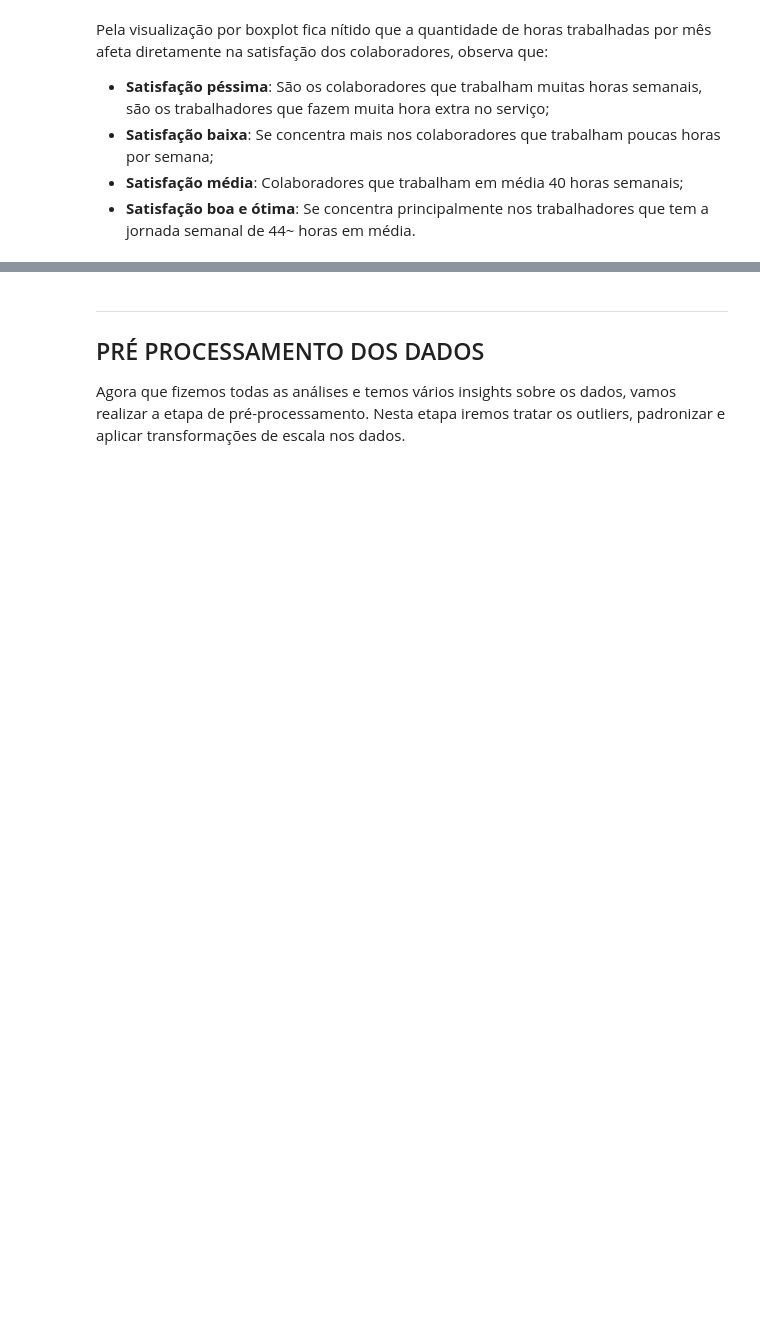
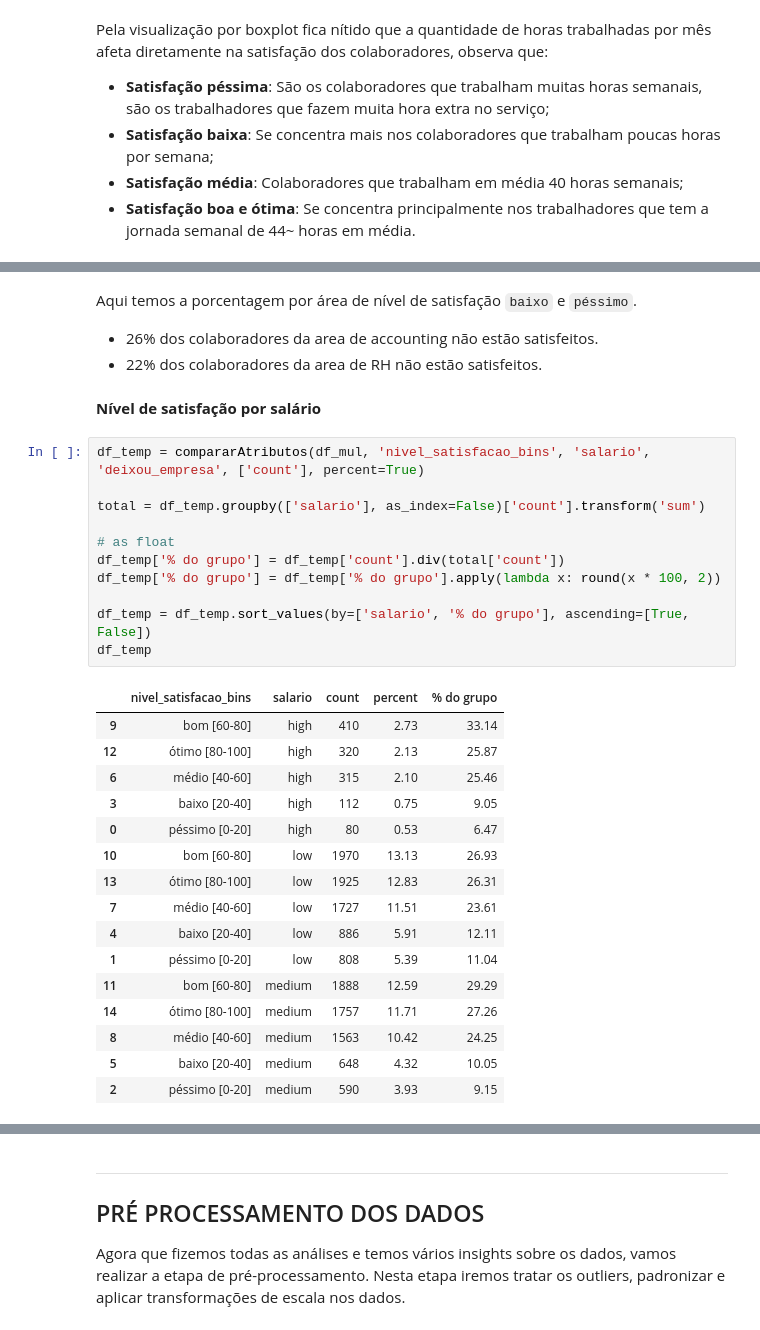
Before and after one commit to Krupique/challenges-kaggle, a Jupyter notebook: challenges/14_PeopleAnalytics/notebook/PeopleAnalytics.ipynb, the cells around one changed output, grey strips where cells are left out. Saved outputs shown, nothing was run; the diff lists cells and outputs as text; blank space fills up the shorter version.

```diff
--- a/challenges/14_PeopleAnalytics/notebook/PeopleAnalytics.ipynb
+++ b/challenges/14_PeopleAnalytics/notebook/PeopleAnalytics.ipynb
@@ -861,0 +1000,34 @@ Pela visualização por boxplot fica nítido que a quantidade de horas trabalhad
+# %% [markdown]
+Aqui temos a porcentagem por área de nível de satisfação `baixo` e `péssimo`.
+* 26% dos colaboradores da area de accounting não estão satisfeitos.
+* 22% dos colaboradores da area de RH não estão satisfeitos.
+# %% [markdown]
+**Nível de satisfação por salário**<br/>
+# %%
+df_temp = compararAtributos(df_mul, 'nivel_satisfacao_bins', 'salario', 'deixou_empresa', ['count'], percent=True)
+
+total = df_temp.groupby(['salario'], as_index=False)['count'].transform('sum')
+
+# as float
+df_temp['% do grupo'] = df_temp['count'].div(total['count'])
+df_temp['% do grupo'] = df_temp['% do grupo'].apply(lambda x: round(x * 100, 2))
+
+df_temp = df_temp.sort_values(by=['salario', '% do grupo'], ascending=[True, False])
+df_temp
+# %% [output]
+|  | nivel_satisfacao_bins | salario | count | percent | % do grupo |
+| 9 | bom [60-80] | high | 410 | 2.73 | 33.14 |
+| 12 | ótimo [80-100] | high | 320 | 2.13 | 25.87 |
+| 6 | médio [40-60] | high | 315 | 2.10 | 25.46 |
+| 3 | baixo [20-40] | high | 112 | 0.75 | 9.05 |
+| 0 | péssimo [0-20] | high | 80 | 0.53 | 6.47 |
+| 10 | bom [60-80] | low | 1970 | 13.13 | 26.93 |
+| 13 | ótimo [80-100] | low | 1925 | 12.83 | 26.31 |
+| 7 | médio [40-60] | low | 1727 | 11.51 | 23.61 |
+| 4 | baixo [20-40] | low | 886 | 5.91 | 12.11 |
+| 1 | péssimo [0-20] | low | 808 | 5.39 | 11.04 |
+| 11 | bom [60-80] | medium | 1888 | 12.59 | 29.29 |
+| 14 | ótimo [80-100] | medium | 1757 | 11.71 | 27.26 |
+| 8 | médio [40-60] | medium | 1563 | 10.42 | 24.25 |
+| 5 | baixo [20-40] | medium | 648 | 4.32 | 10.05 |
+| 2 | péssimo [0-20] | medium | 590 | 3.93 | 9.15 |
```
Also changed, not shown: parts of 34 cells of this notebook, 1 other file.
